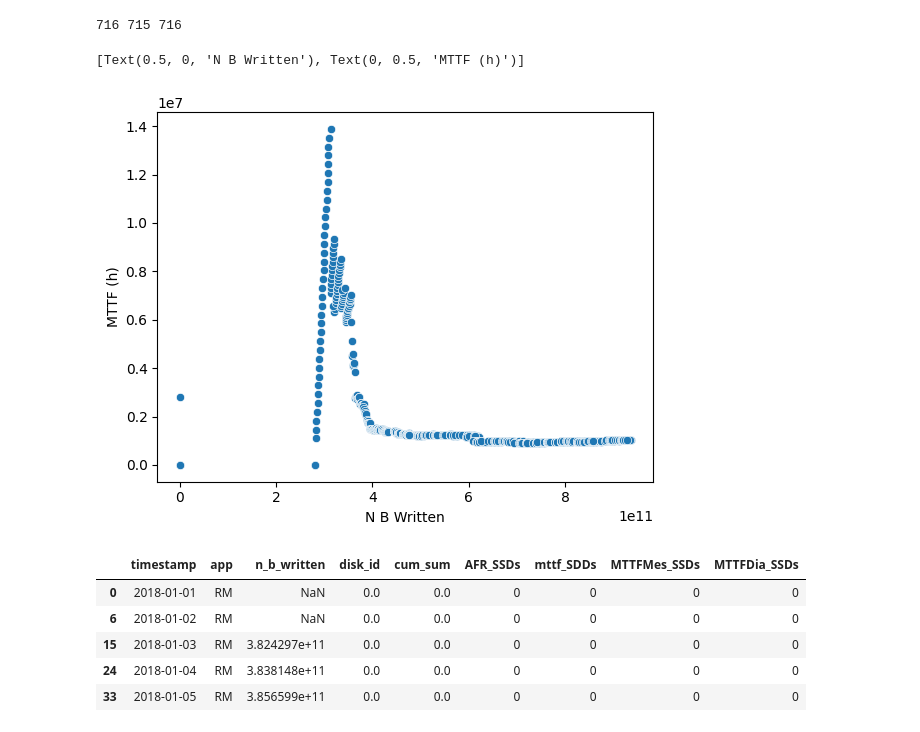
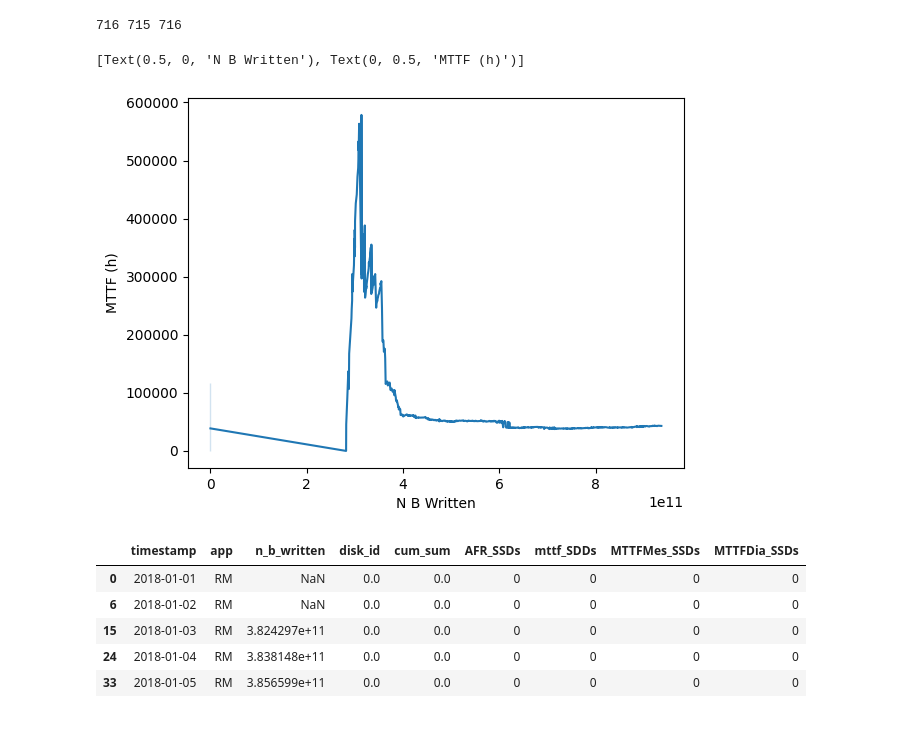
Before and after one commit to EricBorba/StorageFailurePredictor, a Jupyter notebook: WriteAnalB2Model.ipynb, the cells around one changed output. Drawn from its saved outputs; the diff is of its cells as text; code cells hidden in the pictures.

Commit message:
line plotting mttf

```diff
--- a/WriteAnalB2Model.ipynb
+++ b/WriteAnalB2Model.ipynb
@@ -756,12 +756,12 @@ for i in range(0, len(resultWriteFailureNone)):
 # %%
 resultWriteFailureNone.fillna(0, inplace=True)
 # %%
-graph = sns.scatterplot(x = "n_b_written", y = 'mttf_SDDs', palette = 'deep', data = resultWriteFailureNone)
+graph = sns.lineplot(x = "n_b_written", y = 'MTTFDia_SSDs', palette = 'deep', data = resultWriteFailureNone)
 graph.set(xlabel ="N B Written", ylabel = "MTTF (h)")
 #plt.setp(graph.get_xticklabels(), rotation=45)
 # %% [output]
 [Text(0.5, 0, 'N B Written'), Text(0, 0.5, 'MTTF (h)')]
-[figure, old version]
+[figure, new version]
 # %%
 #dynamic mttf - RM
 
```
Also changed, not shown: parts of 3 cells of this notebook.
